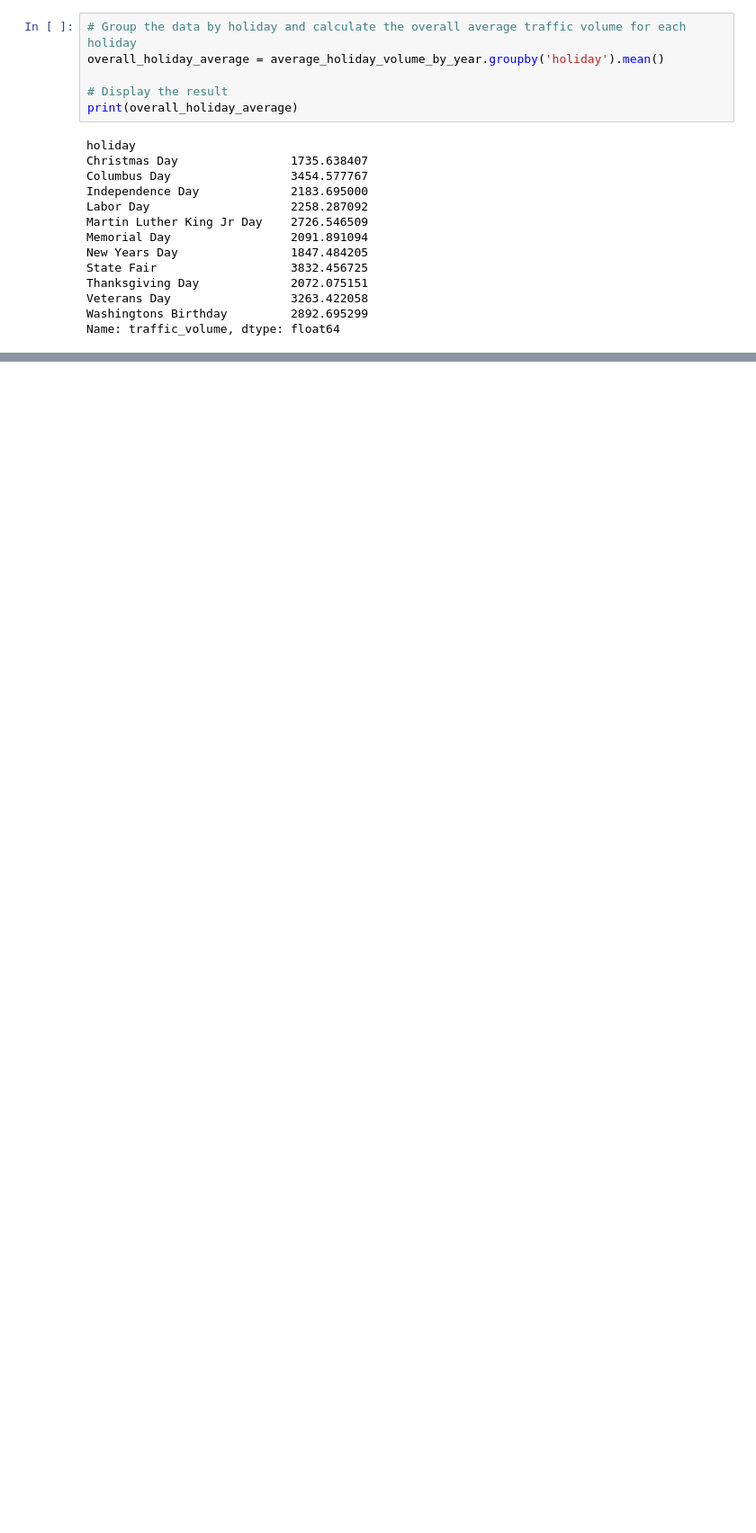
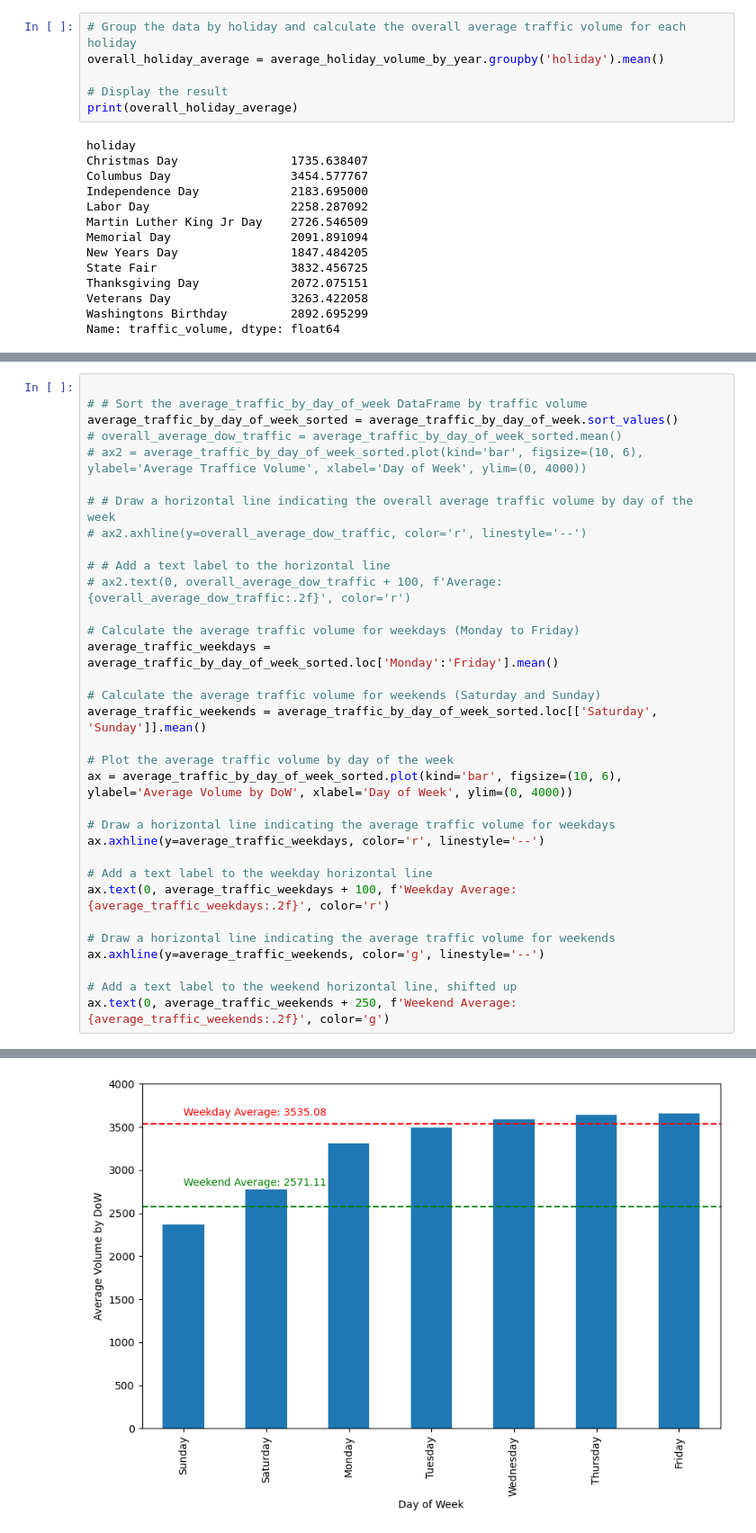
Before and after one commit to ajwilson79/traffic_volume_analysis, a Jupyter notebook: holiday_impact.ipynb, the cells around one changed output, grey strips where cells are left out. Shown: that part at 90% size. Saved outputs shown, nothing was run; the diff lists cells and outputs as text; blank space fills up the shorter version.

```diff
--- a/holiday_impact.ipynb
+++ b/holiday_impact.ipynb
@@ -84,0 +102,34 @@ overall_holiday_average.plot(kind='bar', figsize=(10, 6), ylabel='Average Traffi
+# %%
+
+# # Sort the average_traffic_by_day_of_week DataFrame by traffic volume
+average_traffic_by_day_of_week_sorted = average_traffic_by_day_of_week.sort_values()
+# overall_average_dow_traffic = average_traffic_by_day_of_week_sorted.mean()
+# ax2 = average_traffic_by_day_of_week_sorted.plot(kind='bar', figsize=(10, 6), ylabel='Average Traffice Volume', xlabel='Day of Week', ylim=(0, 4000))
+
+# # Draw a horizontal line indicating the overall average traffic volume by day of the week
+# ax2.axhline(y=overall_average_dow_traffic, color='r', linestyle='--')
+
+# # Add a text label to the horizontal line
+# ax2.text(0, overall_average_dow_traffic + 100, f'Average: {overall_average_dow_traffic:.2f}', color='r')
+
+# Calculate the average traffic volume for weekdays (Monday to Friday)
+average_traffic_weekdays = average_traffic_by_day_of_week_sorted.loc['Monday':'Friday'].mean()
+
+# Calculate the average traffic volume for weekends (Saturday and Sunday)
+average_traffic_weekends = average_traffic_by_day_of_week_sorted.loc[['Saturday', 'Sunday']].mean()
+
+# Plot the average traffic volume by day of the week
+ax = average_traffic_by_day_of_week_sorted.plot(kind='bar', figsize=(10, 6), ylabel='Average Volume by DoW', xlabel='Day of Week', ylim=(0, 4000))
+
+# Draw a horizontal line indicating the average traffic volume for weekdays
+ax.axhline(y=average_traffic_weekdays, color='r', linestyle='--')
+
+# Add a text label to the weekday horizontal line
+ax.text(0, average_traffic_weekdays + 100, f'Weekday Average: {average_traffic_weekdays:.2f}', color='r')
+
+# Draw a horizontal line indicating the average traffic volume for weekends
+ax.axhline(y=average_traffic_weekends, color='g', linestyle='--')
+
+# Add a text label to the weekend horizontal line, shifted up
+ax.text(0, average_traffic_weekends + 250, f'Weekend Average: {average_traffic_weekends:.2f}', color='g')
+# %% [output]
@@ -84,0 +137 @@ overall_holiday_average.plot(kind='bar', figsize=(10, 6), ylabel='Average Traffi
+[figure, added]
```
Also changed, not shown: parts of 11 cells of this notebook.
